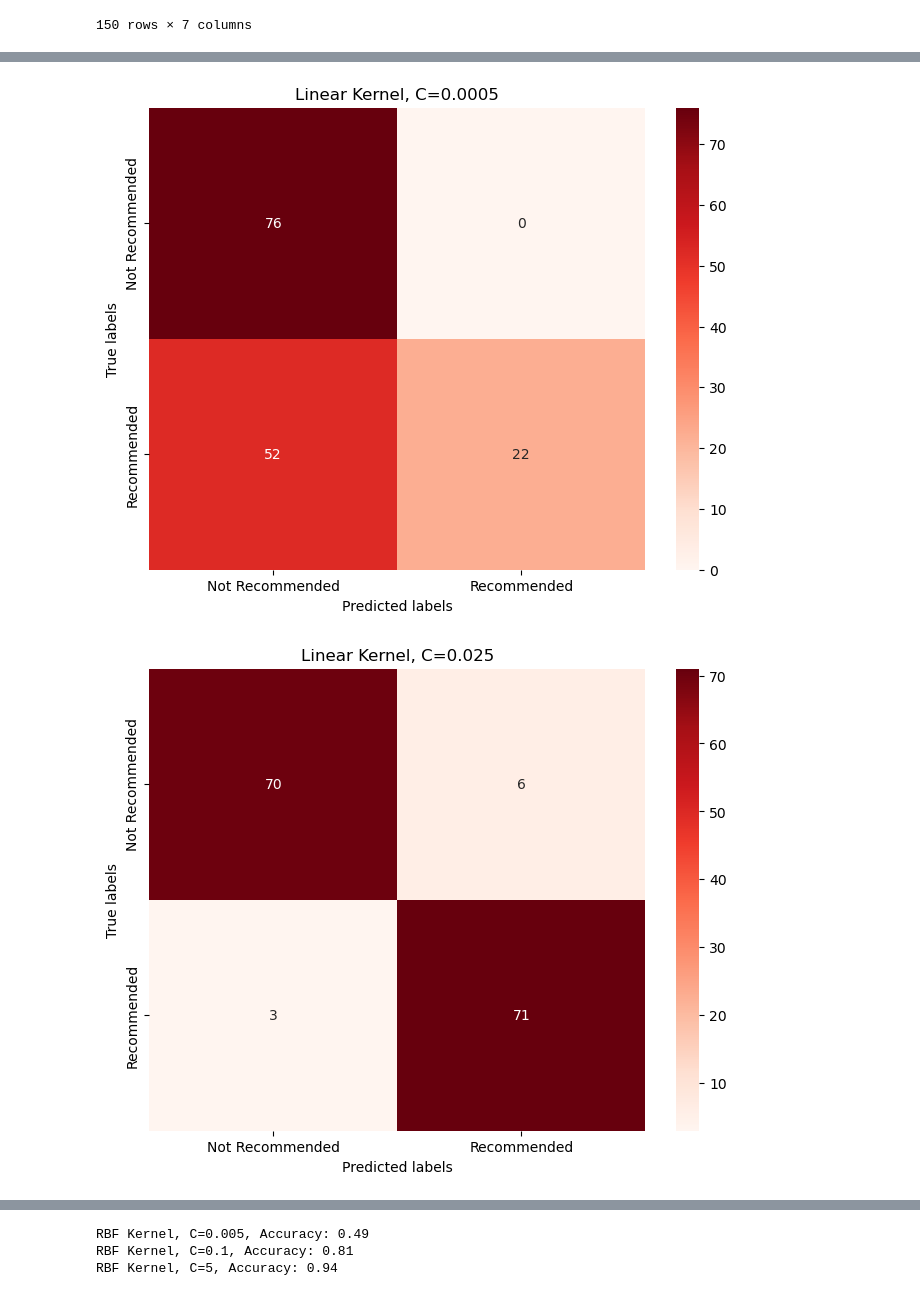
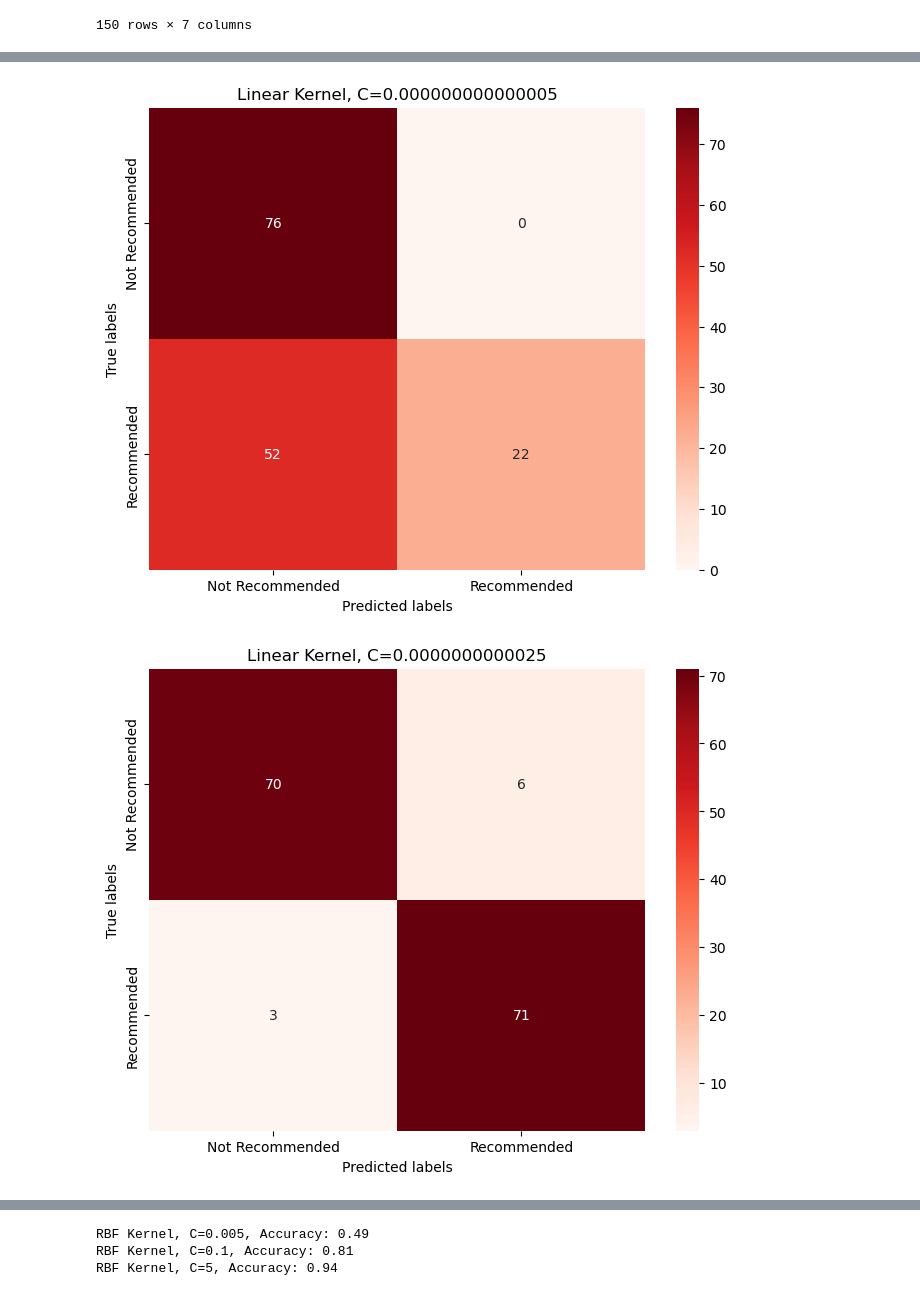
Before and after one commit to PranitKatwe/SteamPlay-Recommender, a Jupyter notebook: SVM.ipynb, the cells around one changed output, grey strips where cells are left out. Drawn from its saved outputs; the diff is of its cells as text; code cells hidden in the pictures.

```diff
--- a/SVM.ipynb
+++ b/SVM.ipynb
@@ -250,37 +253,37 @@ import seaborn as sns
 cm_1 = confusion_matrix(y_test, y_pred_1)
 cm_2 = confusion_matrix(y_test, y_pred_2)
 cm_3 = confusion_matrix(y_test, y_pred_3)
 
 # Plot the confusion matrices
 plt.figure(figsize=(8, 6))
 sns.heatmap(cm_1, annot=True, cmap='Reds', fmt='g',
             xticklabels=["Not Recommended", "Recommended"],
             yticklabels=["Not Recommended", "Recommended"])
 plt.xlabel('Predicted labels')
 plt.ylabel('True labels')
-plt.title('Linear Kernel, C=0.0005')
+plt.title('Linear Kernel, C=0.000000000000005')
 plt.show()
 
 plt.figure(figsize=(8, 6))
 sns.heatmap(cm_2, annot=True, cmap='Reds', fmt='g',
             xticklabels=["Not Recommended", "Recommended"],
             yticklabels=["Not Recommended", "Recommended"])
 plt.xlabel('Predicted labels')
 plt.ylabel('True labels')
-plt.title('Linear Kernel, C=0.025')
+plt.title('Linear Kernel, C=0.0000000000025')
 plt.show()
 
 plt.figure(figsize=(8, 6))
 sns.heatmap(cm_3, annot=True, cmap='Reds', fmt='g',
             xticklabels=["Not Recommended", "Recommended"],
             yticklabels=["Not Recommended", "Recommended"])
 plt.xlabel('Predicted labels')
 plt.ylabel('True labels')
 plt.title('Linear Kernel, C=0.1')
 plt.show()
 # %% [output]
-[figure, old version]
+[figure, new version]
-[figure, old version]
+[figure, new version]
 [figure]
 # %%
 from sklearn.svm import SVC
```
Also changed, not shown: parts of 2 cells of this notebook.
